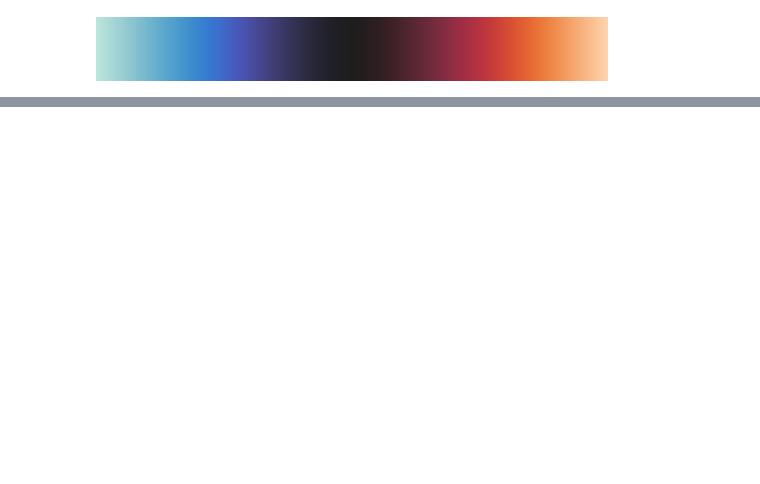
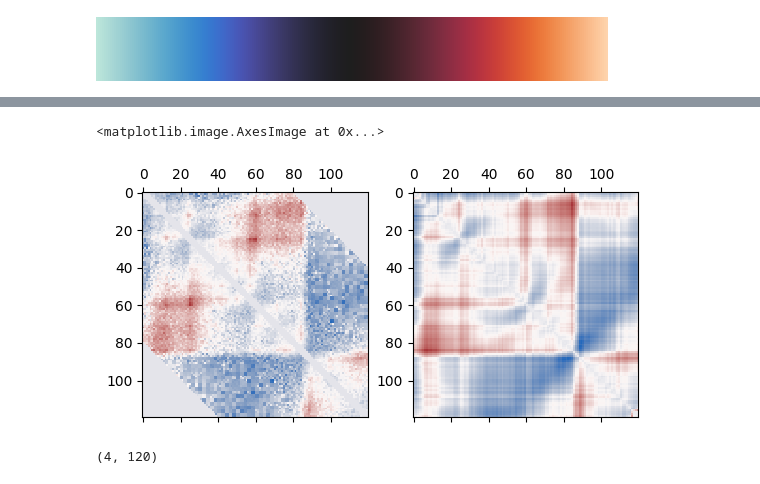
Before and after one commit to boooooogey/loopextrusion-pytorch, a Jupyter notebook: dlem/examples/dlem_training.ipynb, the cells around one changed output, grey strips where cells are left out. Saved outputs shown, nothing was run; the diff lists cells and outputs as text; code cells hidden in the pictures; blank space fills up the shorter version.

```diff
--- a/dlem/examples/dlem_training.ipynb
+++ b/dlem/examples/dlem_training.ipynb
@@ -80,0 +89,7 @@ util.plot_results(patch, best_corr_pred, best_corr_model.return_parameters(), cm
+# %%
+fig, axes = plt.subplots(nrows=1, ncols=2)
+axes[0].matshow(patch, cmap="vlag")
+axes[1].matshow(best_corr_pred, cmap="vlag")
+# %% [output]
+<matplotlib.image.AxesImage at 0x...>
+[figure, added]
@@ -80,0 +105,4 @@ util.plot_results(patch, best_corr_pred, best_corr_model.return_parameters(), cm
+# %%
+tracks.shape
+# %% [output]
+(4, 120)
```
Also changed, not shown: parts of 33 cells of this notebook, 1 other file.
